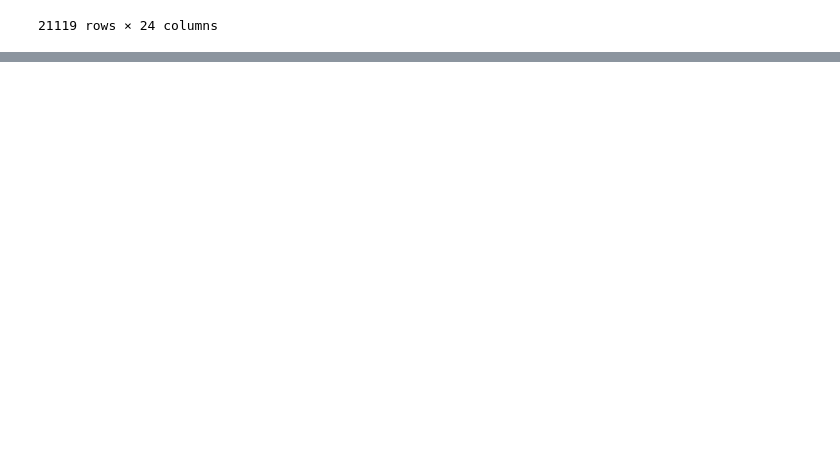
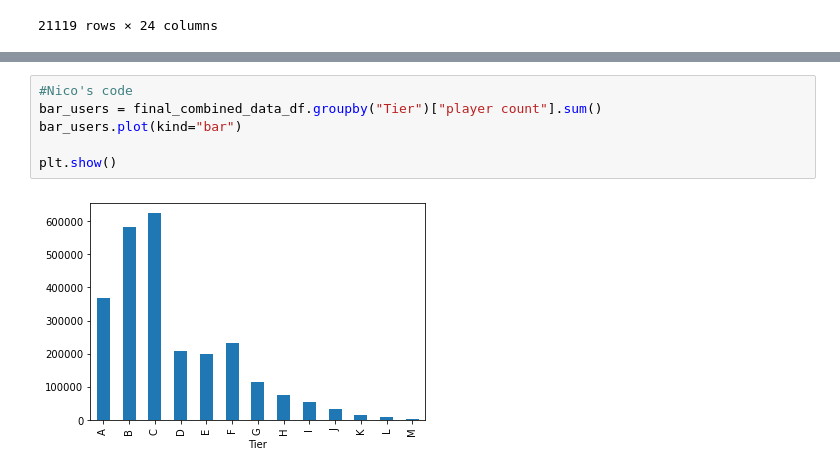
Before and after one commit to HBodden/project1, a Jupyter notebook: SEAMS.ipynb, the cells around one changed output, grey strips where cells are left out. Drawn from its saved outputs; the diff is of its cells as text; blank space fills up the shorter version.

```diff
--- a/SEAMS.ipynb
+++ b/SEAMS.ipynb
@@ -328,0 +338,8 @@ final_combined_data_df
+# %%
+#Nico's code
+bar_users = final_combined_data_df.groupby("Tier")["player count"].sum()
+bar_users.plot(kind="bar")
+
+plt.show()
+# %% [output]
+[figure, added]
```
Also changed, not shown: parts of 3 cells of this notebook.
